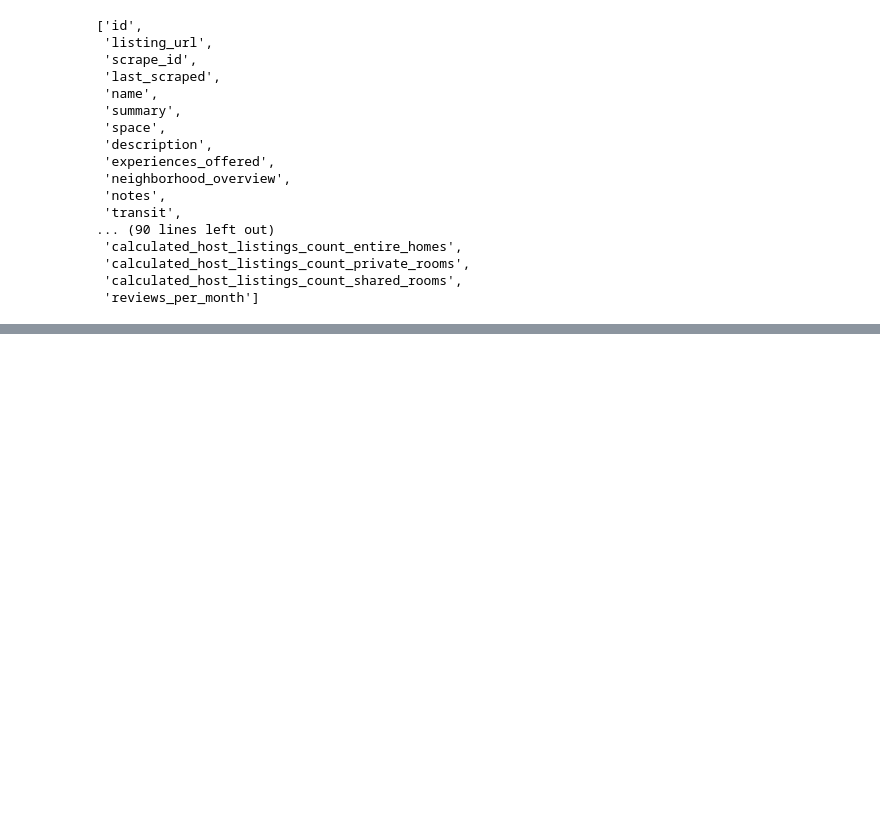
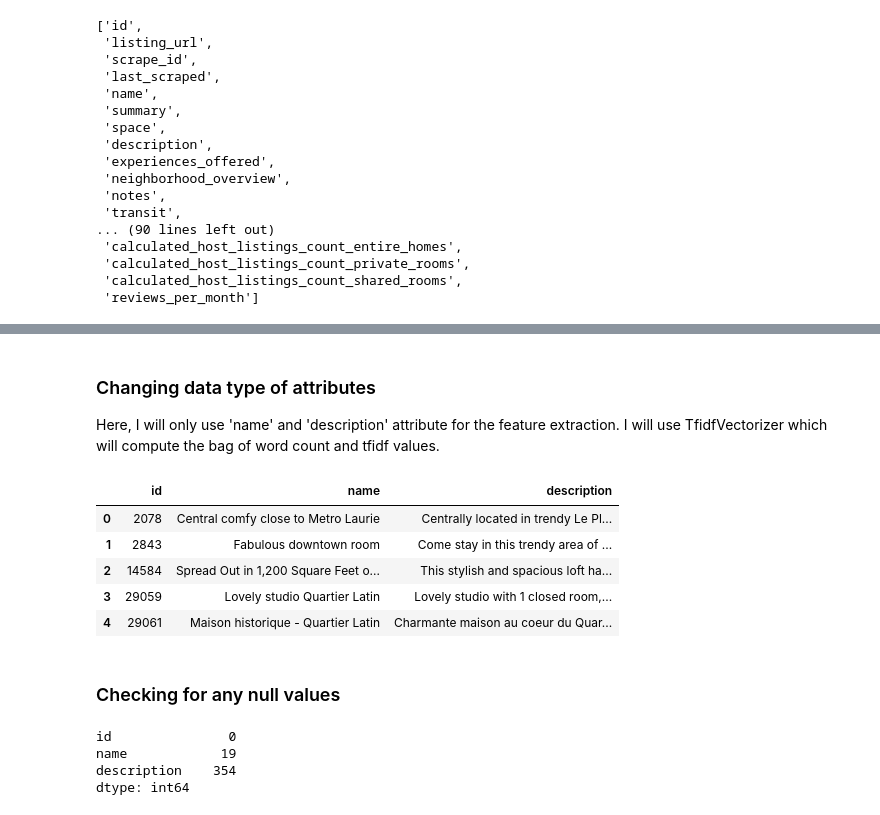
Before and after one commit to rajatsharma369007/montreal_airbnb, a Jupyter notebook: crisp-dm.ipynb, the cells around one changed output, grey strips where cells are left out. Drawn from its saved outputs; the diff is of its cells as text; code cells hidden in the pictures; blank space fills up the shorter version.

```diff
--- a/crisp-dm.ipynb
+++ b/crisp-dm.ipynb
@@ -174,0 +254,3 @@ list(list_df.columns)
+# %%
+list_df = pd.read_csv('./dataset/listings.csv')
+list_df.head()
@@ -174,0 +265,27 @@ list(list_df.columns)
+# %% [markdown]
+### Changing data type of attributes
+Here, I will only use 'name' and 'description' attribute for the feature extraction. I will use TfidfVectorizer which will compute the bag of word count and tfidf values.
+# %%
+new_df = list_df[['id', 'name', 'description']]
+
+# storing the name attribute as str dtype
+list_df['name'] = list_df['name'].astype('str')
+list_df['description'] = list_df['description'].astype('str')
+
+new_df.head()
+# %% [output]
+|  | id | name | description |
+| 0 | 2078 | Central comfy close to Metro Laurie | Centrally located in trendy Le Pl... |
+| 1 | 2843 | Fabulous downtown room | Come stay in this trendy area of ... |
+| 2 | 14584 | Spread Out in 1,200 Square Feet o... | This stylish and spacious loft ha... |
+| 3 | 29059 | Lovely studio Quartier Latin | Lovely studio with 1 closed room,... |
+| 4 | 29061 | Maison historique - Quartier Latin | Charmante maison au coeur du Quar... |
+# %% [markdown]
+### Checking for any null values
+# %%
+new_df.isnull().sum()
+# %% [output]
+id               0
+name            19
+description    354
+dtype: int64
```
Also changed, not shown: parts of 30 cells of this notebook, 1 other file.
